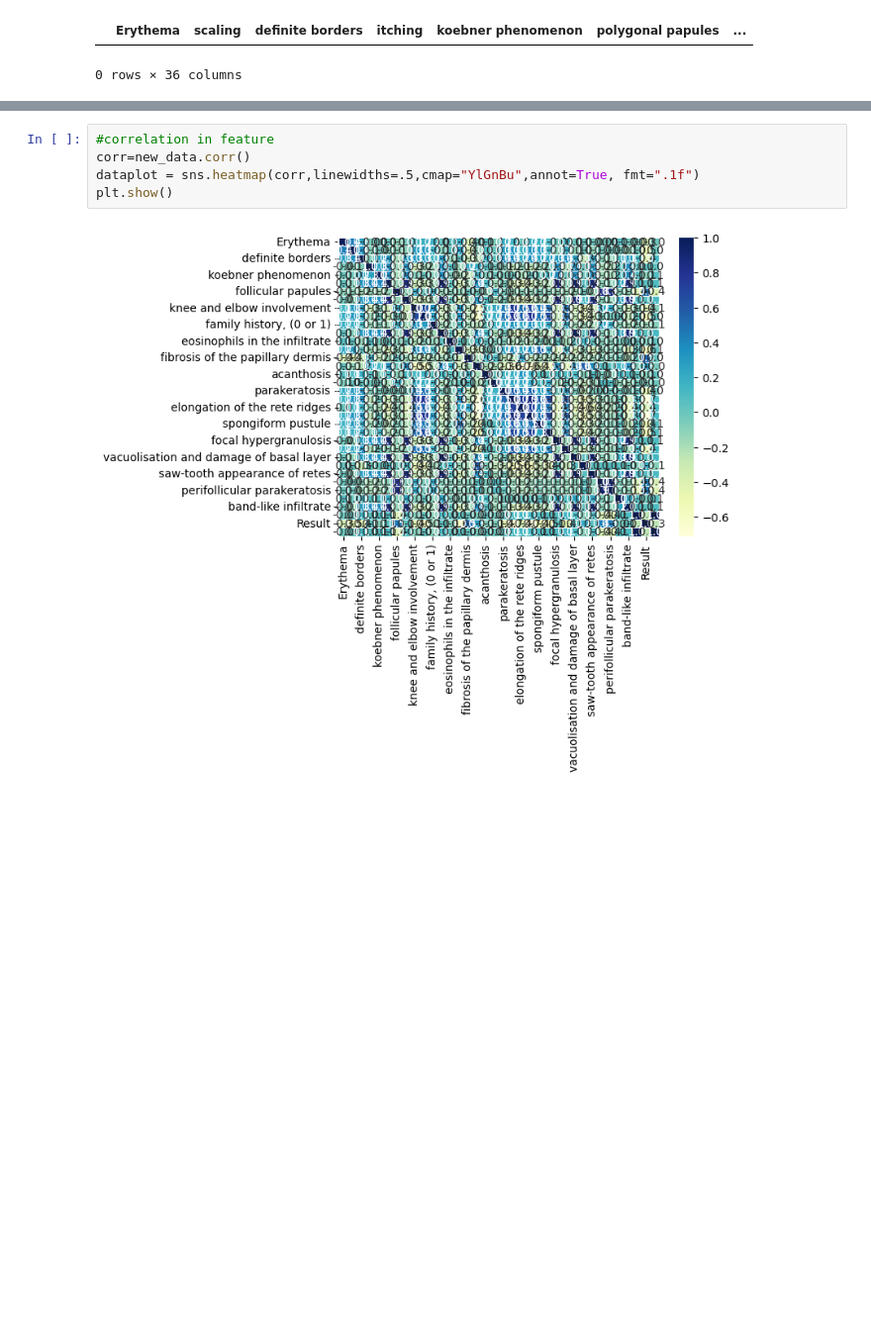
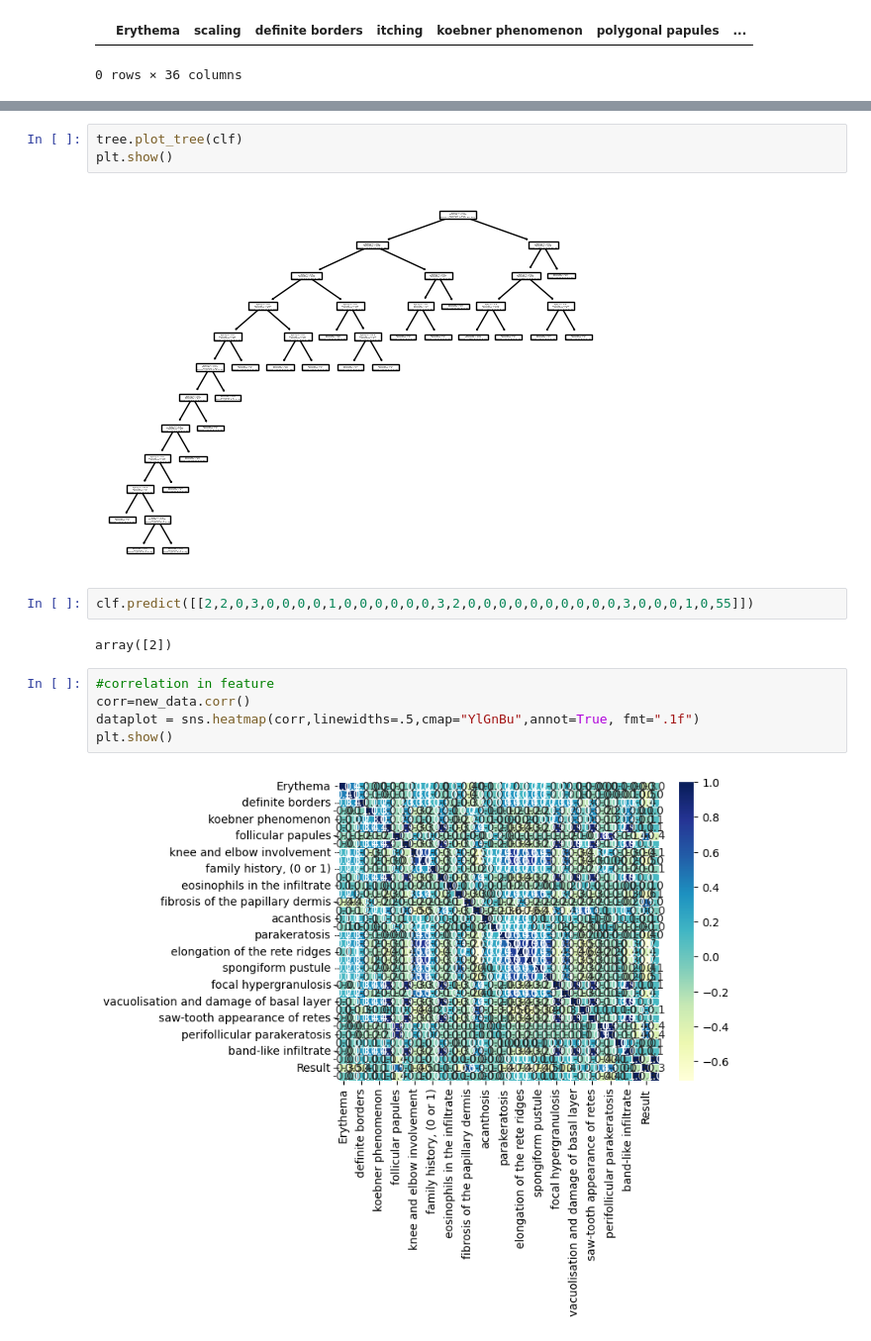
Before and after one commit to turagsarkar/Identification-of-Erythemato-Squamous-Disease, a Jupyter notebook: Identification_of_Erythemato_Squamous_Disease.ipynb, the cells around one changed output, grey strips where cells are left out. Shown at 99% size. Drawn from its saved outputs; the diff is of its cells as text; blank space fills up the shorter version.

```diff
--- a/Identification_of_Erythemato_Squamous_Disease.ipynb
+++ b/Identification_of_Erythemato_Squamous_Disease.ipynb
@@ -294,3 +395,12 @@ new_data[new_data['Z-score']<-3]
+# %%
+tree.plot_tree(clf)
+plt.show()
+# %% [output]
+[figure, added]
+# %%
+clf.predict([[2,2,0,3,0,0,0,0,1,0,0,0,0,0,0,3,2,0,0,0,0,0,0,0,0,0,0,3,0,0,0,1,0,55]])
+# %% [output]
+array([2])
 # %%
 #correlation in feature
 corr=new_data.corr()
```
Also changed, not shown: parts of 19 cells of this notebook.
